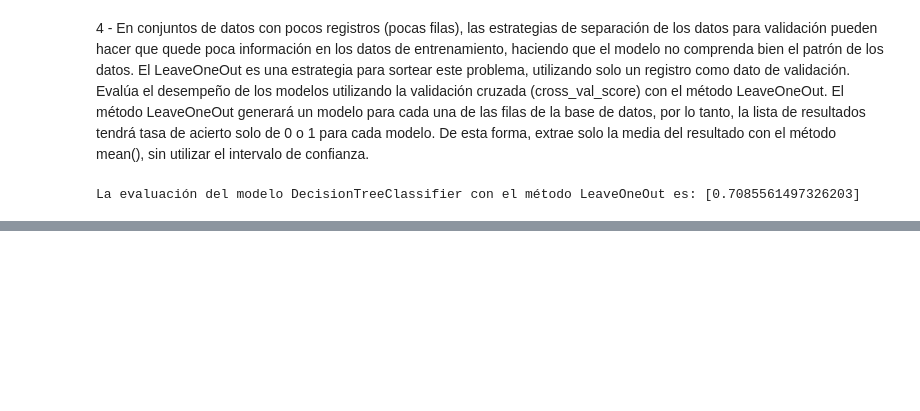
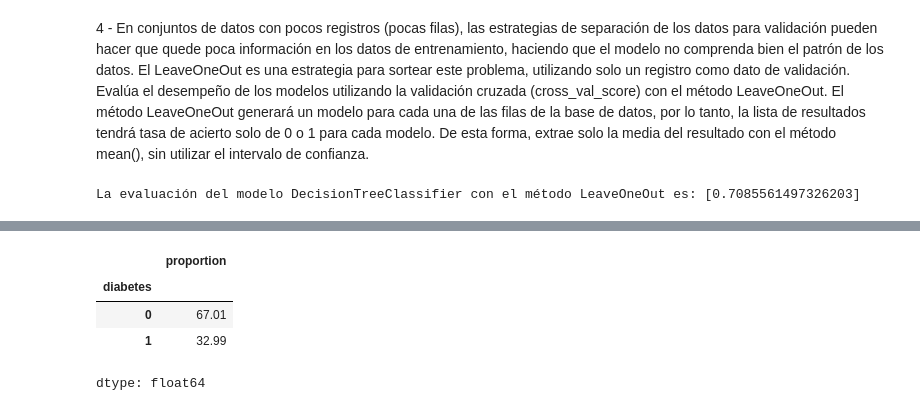
Before and after one commit to MiguelFigueroa02/alura_Machine_Learning, a Jupyter notebook: Ej_Clas_val_ML.ipynb, the cells around one changed output, grey strips where cells are left out. Cells and saved outputs as stored; diff of their text form; code cells hidden in the pictures; blank space fills up the shorter version.

```diff
--- a/Ej_Clas_val_ML.ipynb
+++ b/Ej_Clas_val_ML.ipynb
@@ -255,0 +258,8 @@ La evaluación del modelo RandomForestClassifier con el método LeaveOneOut es:
+# %%
+round(datos['diabetes'].value_counts(normalize=True)*100,2)
+# %% [output]
+|  | proportion |
+| diabetes |  |
+| 0 | 67.01 |
+| 1 | 32.99 |
+dtype: float64
```
Also changed, not shown: parts of 33 cells of this notebook.
